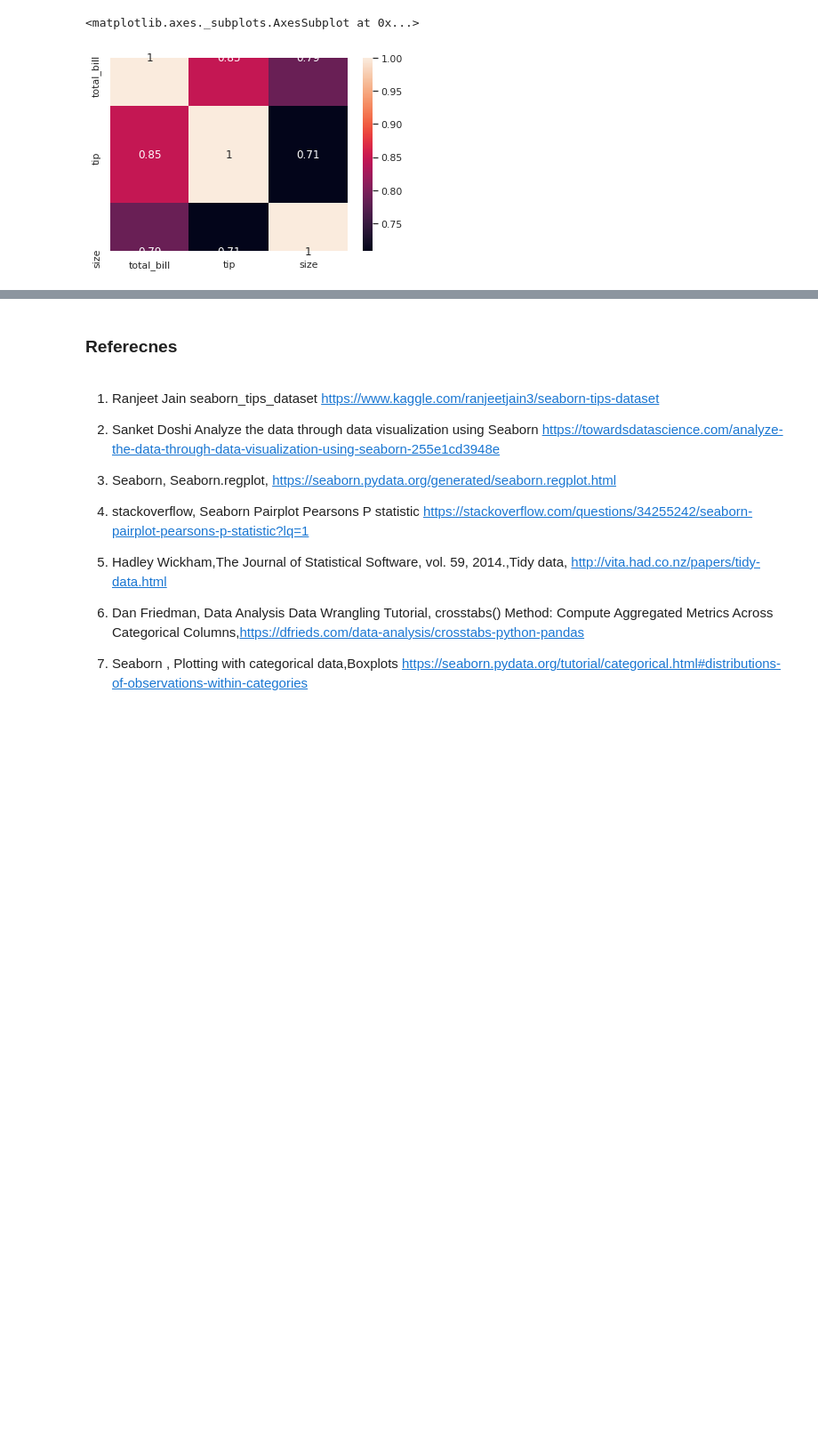
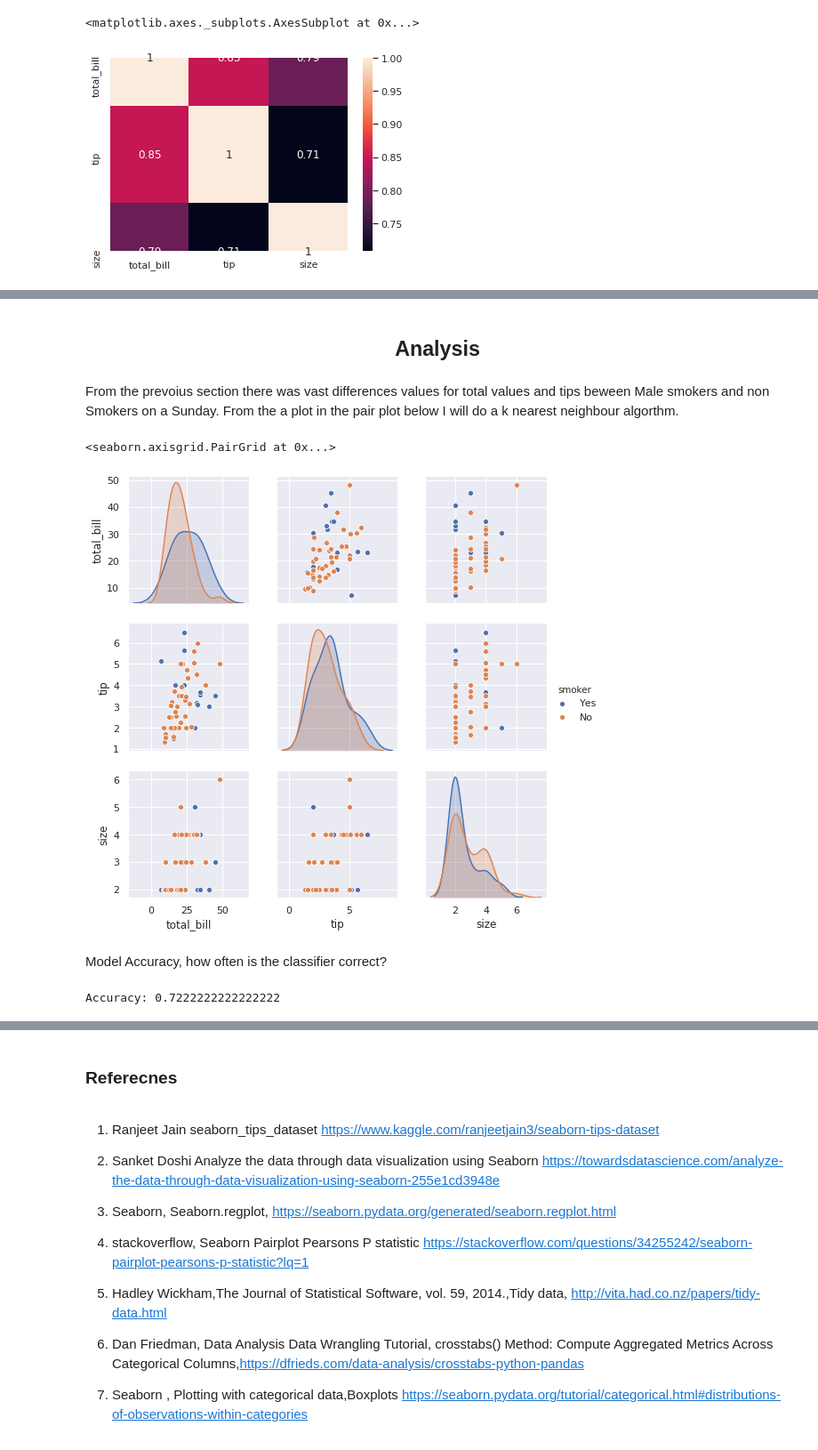
Before and after one commit to neadie/FundamentalsOfDataAnalysisProject, a Jupyter notebook: DataAnalyticsFundamentals.ipynb, the cells around one changed output, grey strips where cells are left out. Shown at 89% size. Drawn from its saved outputs; the diff is of its cells as text; code cells hidden in the pictures; blank space fills up the shorter version.

Commit message:
Regression and Analysis

```diff
--- a/DataAnalyticsFundamentals.ipynb
+++ b/DataAnalyticsFundamentals.ipynb
@@ -862,5 +879,3 @@ sns.heatmap(pearsoncorrsmokerSmokerNoFeMalesun ,
 # %% [output]
 <matplotlib.axes._subplots.AxesSubplot at 0x...>
 [figure]
-# %%
-tips['tip_proportion_of_total_bill'] = tips['tip']/tips['total_bill']
@@ -876,0 +882,9 @@ SyntaxError: invalid syntax (<ipython-input-83-1202cd4a1d88>, line 1)
+# %% [markdown]
+## <center>**Analysis**</center>
+# %% [markdown]
+From the prevoius section there was vast differences values for total values and tips beween Male smokers and non Smokers on a Sunday. From the  a plot in the pair plot below I will do a k nearest neighbour algorthm.
+# %%
+sns.pairplot((tips.loc[(tips.loc[:,'sex']== 'Male')  & (tips.loc[:,'day'] == 'Sun')]), hue='smoker')
+# %% [output]
+<seaborn.axisgrid.PairGrid at 0x...>
+[figure, added]
@@ -876,0 +901,7 @@ SyntaxError: invalid syntax (<ipython-input-83-1202cd4a1d88>, line 1)
+# %% [markdown]
+ Model Accuracy, how often is the classifier correct?
+# %%
+
+print("Accuracy:",metrics.accuracy_score(y_test, y_pred))
+# %% [output]
+Accuracy: 0.7222222222222222
```
Also changed, not shown: parts of 19 cells of this notebook.
